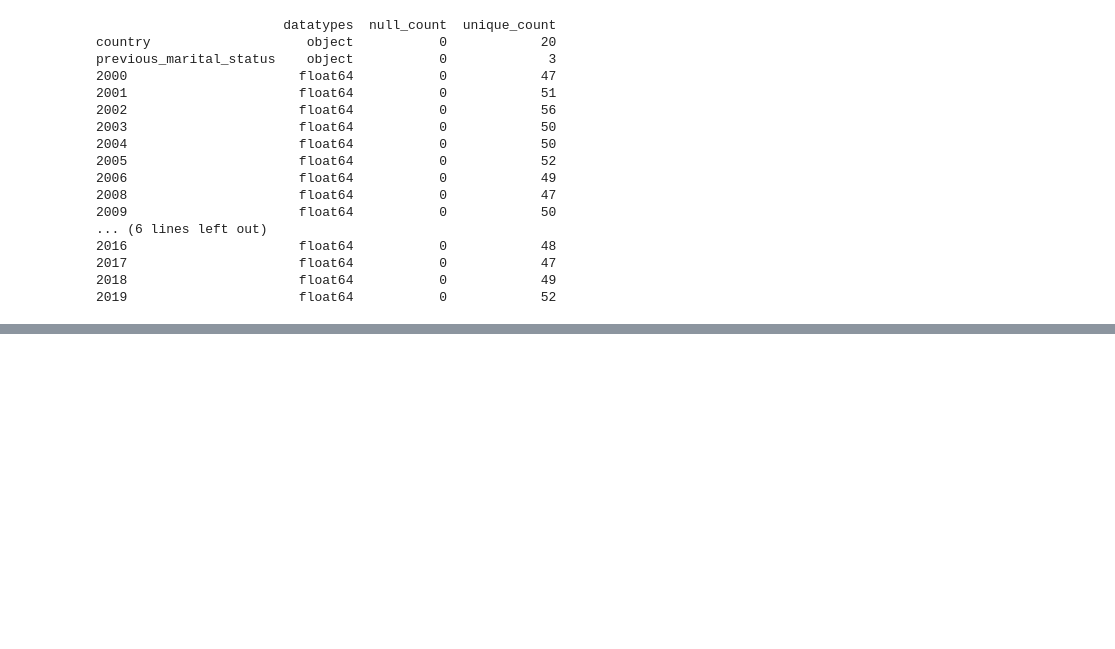
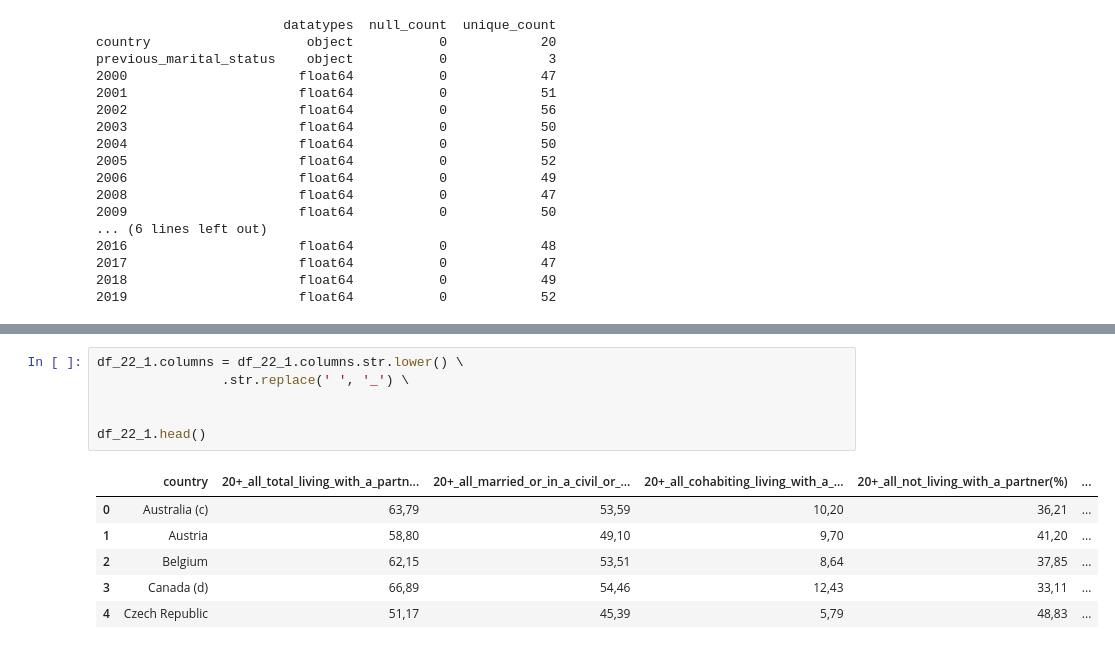
Before and after one commit to YkslB/marriage_statistics, a Jupyter notebook: scripts/Cleaning.ipynb, the cells around one changed output, grey strips where cells are left out. Saved outputs shown, nothing was run; the diff lists cells and outputs as text; blank space fills up the shorter version.

```diff
--- a/scripts/Cleaning.ipynb
+++ b/scripts/Cleaning.ipynb
@@ -2373,0 +2409,13 @@ df_22_1
+# %%
+df_22_1.columns = df_22_1.columns.str.lower() \
+                .str.replace(' ', '_') \
+
+
+df_22_1.head()
+# %% [output]
+|  | country | 20+_all_total_living_with_a_partn... | 20+_all_married_or_in_a_civil_or_... | 20+_all_cohabiting_living_with_a_... | 20+_all_not_living_with_a_partner(%) | ... |
+| 0 | Australia (c) | 63,79 | 53,59 | 10,20 | 36,21 | ... |
+| 1 | Austria | 58,80 | 49,10 | 9,70 | 41,20 | ... |
+| 2 | Belgium | 62,15 | 53,51 | 8,64 | 37,85 | ... |
+| 3 | Canada (d) | 66,89 | 54,46 | 12,43 | 33,11 | ... |
+| 4 | Czech Republic | 51,17 | 45,39 | 5,79 | 48,83 | ... |
```
Also changed, not shown: parts of 40 cells of this notebook, 3 other files.
